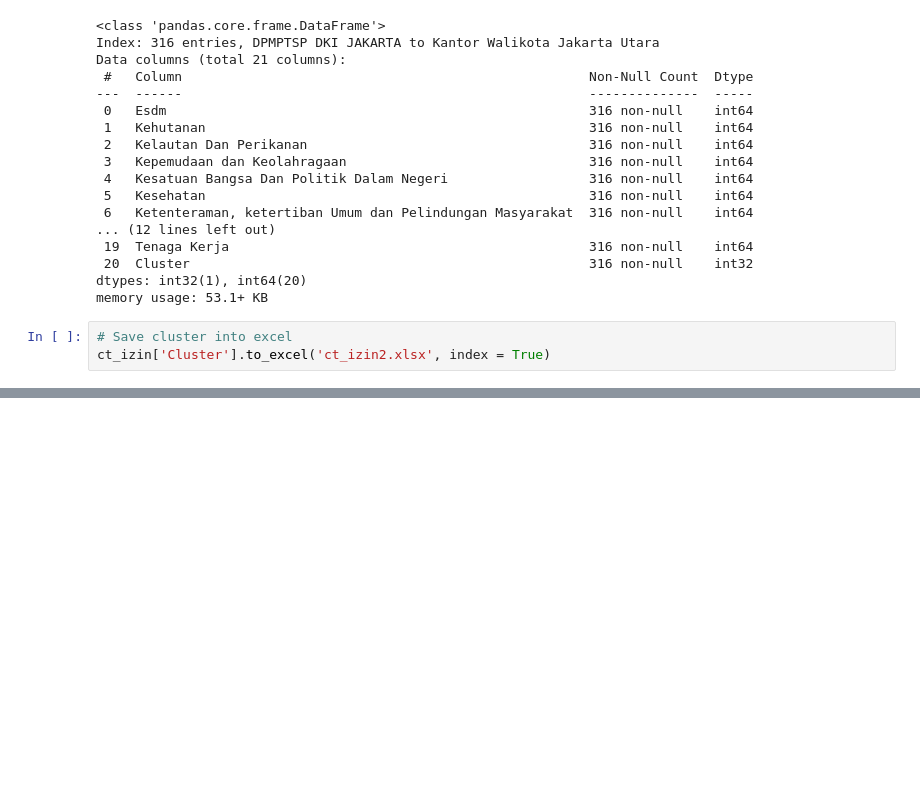
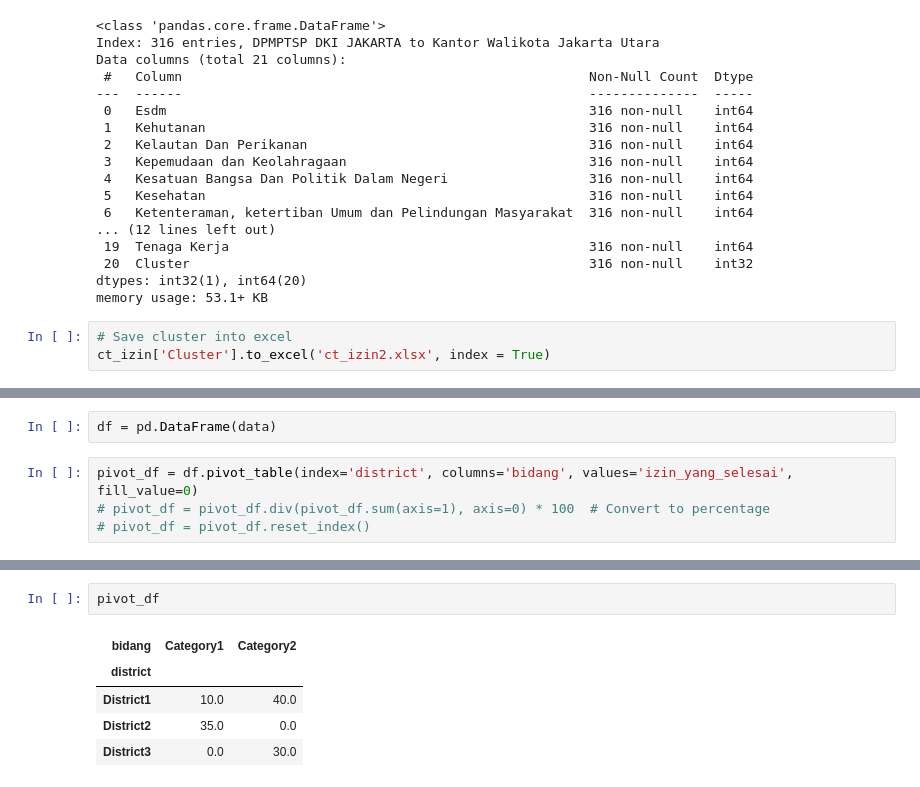
Before and after one commit to DimasPrsety/DPMPTSP_dashboard, a Jupyter notebook: clustering.ipynb, the cells around one changed output, grey strips where cells are left out. Saved outputs shown, nothing was run; the diff lists cells and outputs as text; blank space fills up the shorter version.

```diff
--- a/clustering.ipynb
+++ b/clustering.ipynb
@@ -182,0 +185,6 @@ ct_izin['Cluster'].to_excel('ct_izin2.xlsx', index = True)
+# %%
+df = pd.DataFrame(data)
+# %%
+pivot_df = df.pivot_table(index='district', columns='bidang', values='izin_yang_selesai', fill_value=0)
+# pivot_df = pivot_df.div(pivot_df.sum(axis=1), axis=0) * 100  # Convert to percentage
+# pivot_df = pivot_df.reset_index()
@@ -182,0 +207,8 @@ ct_izin['Cluster'].to_excel('ct_izin2.xlsx', index = True)
+# %%
+pivot_df
+# %% [output]
+| bidang | Category1 | Category2 |
+| district |  |  |
+| District1 | 10.0 | 40.0 |
+| District2 | 35.0 | 0.0 |
+| District3 | 0.0 | 30.0 |
```
Also changed, not shown: parts of 5 cells of this notebook, 1 other file.
